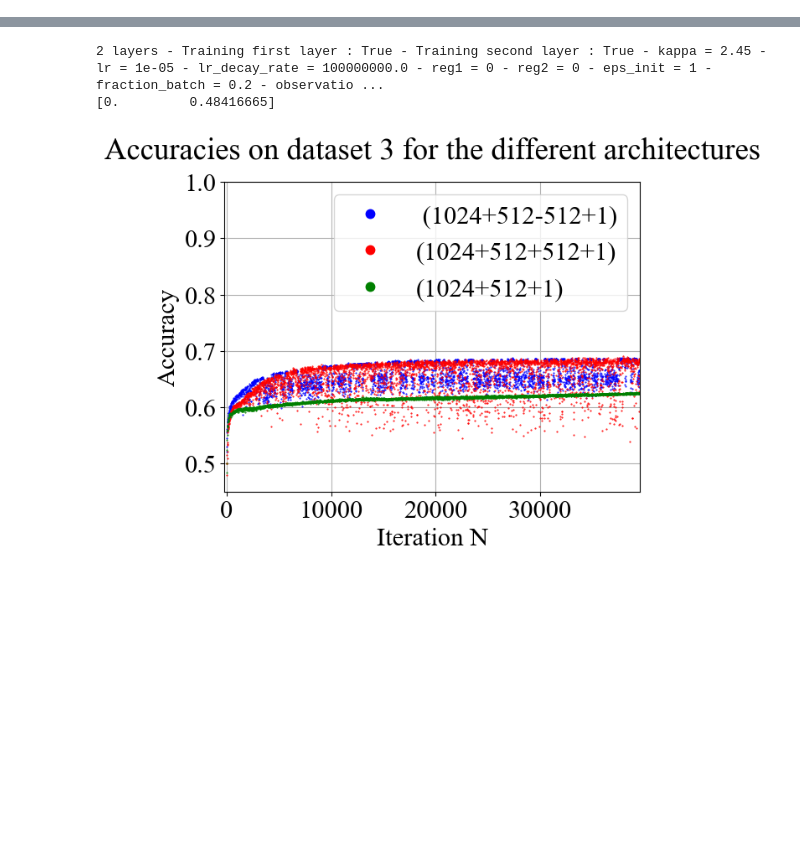
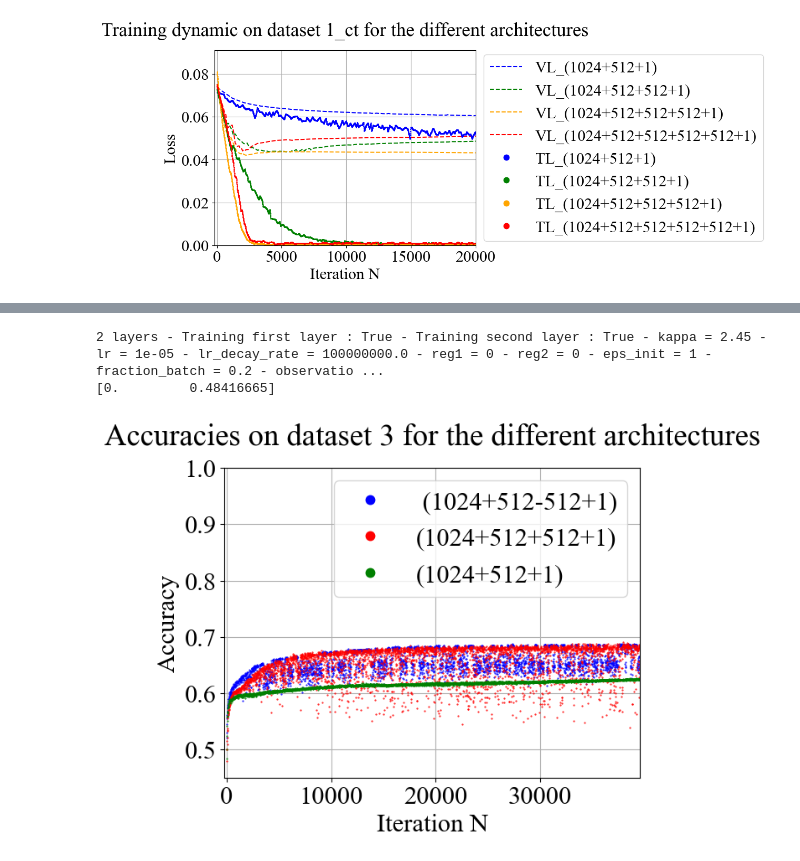
Before and after one commit to HugoVidal1/Stage_P3A_IdePHICS, a Jupyter notebook: CIFAR-10/classifiers_constructor.ipynb, the cells around one changed output, grey strips where cells are left out. Saved outputs shown, nothing was run; the diff lists cells and outputs as text; code cells hidden in the pictures; blank space fills up the shorter version.

```diff
--- a/CIFAR-10/classifiers_constructor.ipynb
+++ b/CIFAR-10/classifiers_constructor.ipynb
@@ -1709,0 +1634,80 @@ plt.show()
+# %%
+
+# Import model and plot performances
+
+date = '13_05_25'
+save_path = 'Post-processing/13_05_25/Overfitting_dynamic/Dataset_1_ct/'
+
+# Plot the performances
+model_name_1 = "CIFAR10_model_(1024+512+1)_1_BIS"
+model_name_2 = "CIFAR10_model_(1024+512+512+1)_1_BIS"
+model_name_3 = "CIFAR10_model_(1024+512+512+512+1)_1_BIS"
+model_name_4 = "CIFAR10_model_(1024+512+512+512+512+1)_1_BIS"
+
+curve_TL_model_1 = np.loadtxt('Classifiers/' + date + '/' + date + '_' +  model_name_1 + '/figures/loss_training_of_' + date + '_' + model_name_1 +'.txt', delimiter=",", skiprows=1)
+curve_TL_model_2 = np.loadtxt('Classifiers/' + date + '/' + date + '_' +  model_name_2 + '/figures/loss_training_of_' + date + '_' + model_name_2 +'.txt', delimiter=",", skiprows=1)
+curve_TL_model_3 = np.loadtxt('Classifiers/' + date + '/' + date + '_' +  model_name_3 + '/figures/loss_training_of_' + date + '_' + model_name_3 +'.txt', delimiter=",", skiprows=1)
+curve_TL_model_4 = np.loadtxt('Classifiers/' + date + '/' + date + '_' +  model_name_4 + '/figures/loss_training_of_' + date + '_' + model_name_4 +'.txt', delimiter=",", skiprows=1)
+
+
+curve_VL_model_1 =  np.loadtxt('Classifiers/' + date + '/' + date + '_' +  model_name_1 + '/figures/validation_loss_of_' + date + '_' + model_name_1 +'.txt', delimiter=",", skiprows=1)
+curve_VL_model_2 = np.loadtxt('Classifiers/' + date + '/' + date + '_' +  model_name_2 + '/figures/validation_loss_of_' + date + '_' + model_name_2 +'.txt', delimiter=",", skiprows=1)
+curve_VL_model_3 = np.loadtxt('Classifiers/' + date + '/' + date + '_' +  model_name_3 + '/figures/validation_loss_of_' + date + '_' + model_name_3 +'.txt', delimiter=",", skiprows=1)
+curve_VL_model_4 = np.loadtxt('Classifiers/' + date + '/' + date + '_' +  model_name_4 + '/figures/validation_loss_of_' + date + '_' + model_name_4 +'.txt', delimiter=",", skiprows=1)
+
+
+# Extracting the lower envelope
+curve_VL_model_1 = lower_envelope(curve_VL_model_1[:, 0], curve_VL_model_1[:, 1])
+curve_VL_model_2 = lower_envelope(curve_VL_model_2[:, 0], curve_VL_model_2[:, 1])
+curve_VL_model_3 = lower_envelope(curve_VL_model_3[:, 0], curve_VL_model_3[:, 1])
+curve_VL_model_4 = lower_envelope(curve_VL_model_4[:, 0], curve_VL_model_4[:, 1])
+
+curve_TL_model_1 = lower_envelope(curve_TL_model_1[:, 0], curve_TL_model_1[:, 1])
+curve_TL_model_2 = lower_envelope(curve_TL_model_2[:, 0], curve_TL_model_2[:, 1])
+curve_TL_model_3 = lower_envelope(curve_TL_model_3[:, 0], curve_TL_model_3[:, 1])
+curve_TL_model_4 = lower_envelope(curve_TL_model_4[:, 0], curve_TL_model_4[:, 1])
+
+plt.plot(curve_VL_model_1[:, 0], curve_VL_model_1[:, 1],'--', color = 'blue', label = 'VL_(1024+512+1)')
+plt.plot(curve_VL_model_2[:, 0], curve_VL_model_2[:, 1],'--', color = 'green', label = 'VL_(1024+512+512+1)')
+plt.plot(curve_VL_model_3[:, 0], curve_VL_model_3[:, 1],'--', color = 'orange', label = 'VL_(1024+512+512+512+1)')
+plt.plot(curve_VL_model_4[:, 0], curve_VL_model_4[:, 1],'--', color = 'red', label = 'VL_(1024+512+512+512+512+1)')
+
+plt.plot(curve_TL_model_1[:, 0], curve_TL_model_1[:, 1], '.', markersize = '2', color = 'blue', label = 'TL_(1024+512+1)')
+plt.plot(curve_TL_model_2[:, 0], curve_TL_model_2[:, 1], '.', markersize = '2', color = 'green', label = 'TL_(1024+512+512+1)')
+plt.plot(curve_TL_model_3[:, 0], curve_TL_model_3[:, 1], '.', markersize = '2', color = 'orange', label = 'TL_(1024+512+512+512+1)')
+plt.plot(curve_TL_model_4[:, 0], curve_TL_model_4[:, 1], '.', markersize = '2', color = 'red', label = 'TL_(1024+512+512+512+512+1)')
+
+plt.xlim(-200,20000)
+plt.ylim(0,np.max([np.max(curve_TL_model_4[:, 1]), np.max(curve_TL_model_3[:, 1]), np.max(curve_TL_model_2[:, 1]), np.max(curve_TL_model_1[:, 1])]) + 0.01)
+plt.grid()
+plt.xlabel('Iteration N')
+plt.ylabel('Loss')
+plt.title('Training dynamic on dataset 1_ct for the different architectures', pad = 20)
+legend = plt.legend(loc='center left', bbox_to_anchor=(1, 0.5))
+for handle in legend.legend_handles:
+    handle.set_markersize(15)
+plt.savefig(save_path + "Comparison_overfitting_dynamic_dataset_1_ct.png", bbox_inches='tight')
+plt.savefig(save_path + "Comparison_overfitting_dynammic_dataset_1_ct.svg", bbox_inches='tight')
+plt.show()
+
+# plt.savefig(save_path + "Zoomed_Comparison_accuracy_dataset_3.png", bbox_inches='tight')
+# plt.savefig(save_path + "Zoomed_Comparison_accuracy_dataset_3.svg", bbox_inches='tight')
+# plt.show()
+# Plots of performances
+# accuracy = mpimg.imread("Classifiers/" + model_name + "/figures/accuracy_of_" + model_name + ".png")
+# plt.imshow(accuracy)
+# kappa_accuracy = mpimg.imread("Classifiers/" + model_name + "/figures/kappa_accuracy_of_" + model_name + ".png")
+# plt.imshow(kappa_accuracy)
+# loss = mpimg.imread("Classifiers/" + model_name + "/figures/loss_of_" + model_name + ".png")
+# plt.imshow(loss)
+# kappa_loss = mpimg.imread("Classifiers/" + model_name + "/figures/kappa_loss_of_" + model_name + ".png")
+# plt.imshow(kappa_loss)
+# plt.show()
+
+# Import datas
+# accuracy_data = np.loadtxt("Classifiers/" + model_name + "/figures/accuracy_of_" + model_name + ".txt", delimiter=",", skiprows=1)
+# loss_data = np.loadtxt("Classifiers/" + model_name + "/figures/loss_of_" + model_name + ".txt", delimiter=",", skiprows=1)
+# kappa_accuracy_data = np.loadtxt("Classifiers/" + model_name + "/figures/kappa_accuracy_" + model_name + ".txt", delimiter=",", skiprows=1)
+# kappa_loss_data = np.loadtxt("Classifiers/" + model_name + "/figures/kappa_loss_of_" + model_name + ".txt", delimiter=",", skiprows=1)
+# %% [output]
+[figure, added]
```
Also changed, not shown: parts of 17 cells of this notebook, 50 other files.
